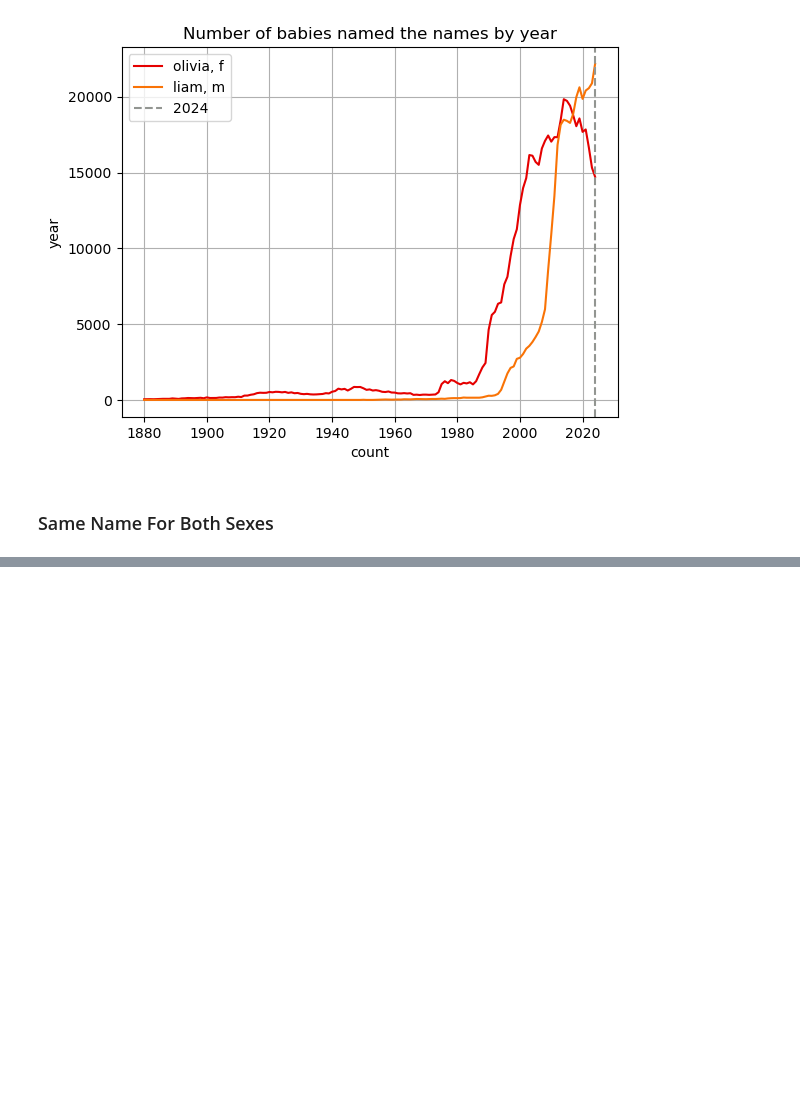
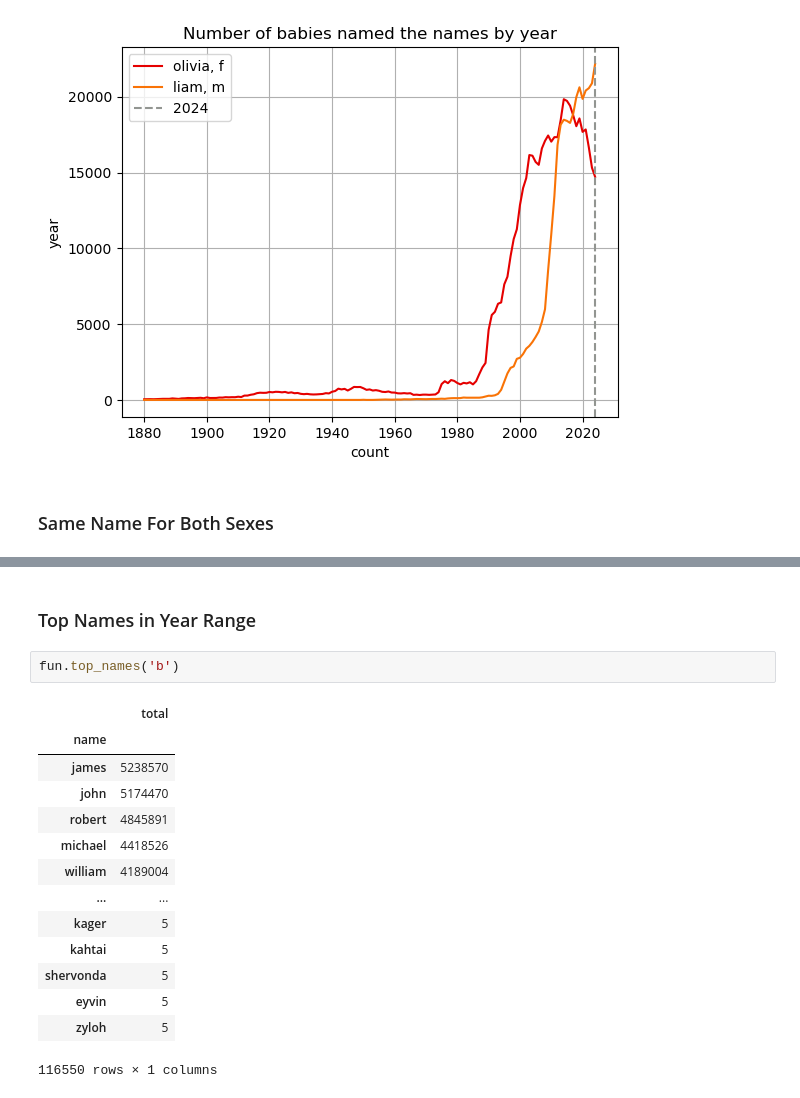
Before and after one commit to MalinMorris/NameData, a Jupyter notebook: data.ipynb, the cells around one changed output, grey strips where cells are left out. Cells and saved outputs as stored; diff of their text form; blank space fills up the shorter version.

```diff
--- a/data.ipynb
+++ b/data.ipynb
@@ -262,0 +145,19 @@ There have been 9 girls named maine and 0 boys.
+# %% [markdown]
+### Top Names in Year Range
+# %%
+fun.top_names('b')
+# %% [output]
+|  | total |
+| name |  |
+| james | 5238570 |
+| john | 5174470 |
+| robert | 4845891 |
+| michael | 4418526 |
+| william | 4189004 |
+| ... | ... |
+| kager | 5 |
+| kahtai | 5 |
+| shervonda | 5 |
+| eyvin | 5 |
+| zyloh | 5 |
+116550 rows × 1 columns
```
Also changed, not shown: parts of 15 cells of this notebook, 3 other files.
